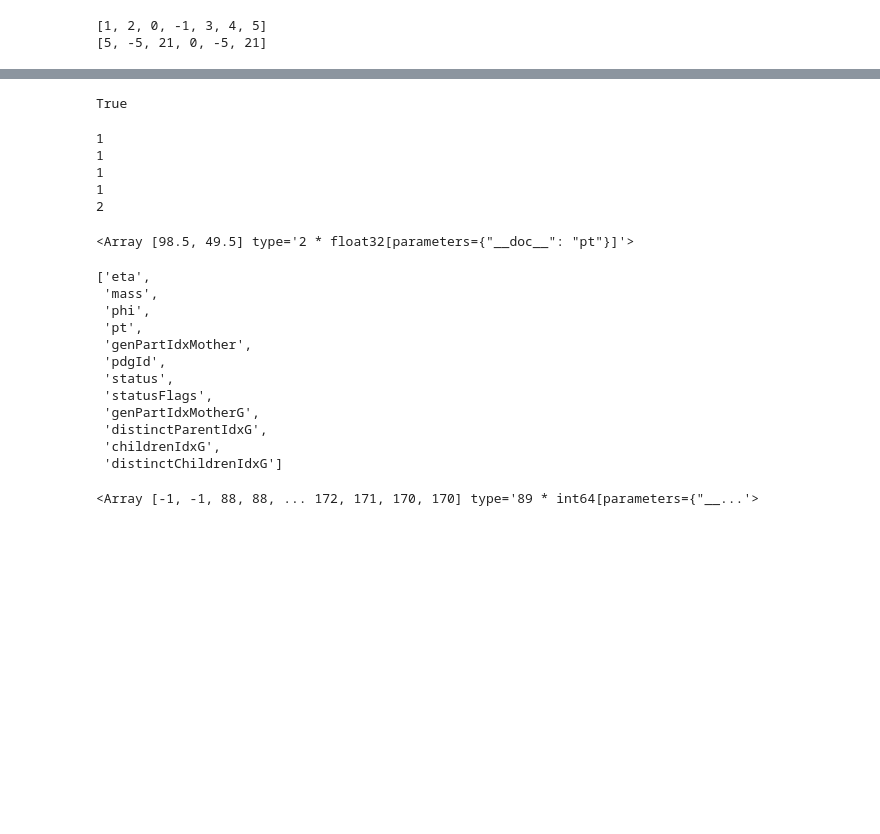
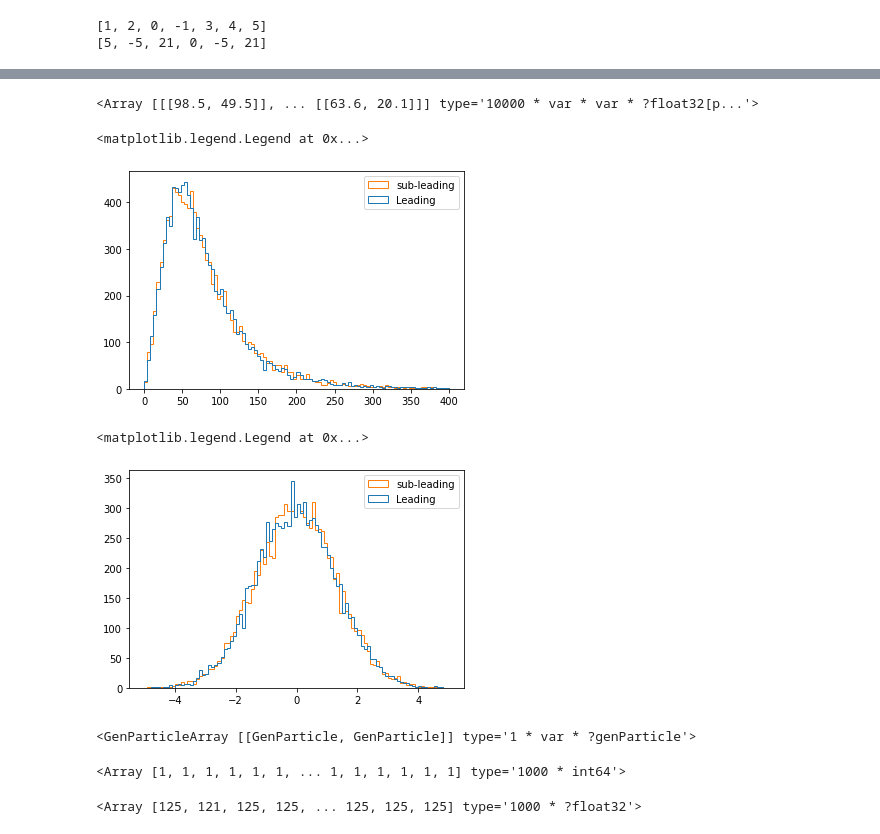
Before and after one commit to PocketCoffea/PocketCoffea, a Jupyter notebook: notebooks/parton_matching.ipynb, the cells around one changed output, grey strips where cells are left out. Drawn from its saved outputs; the diff is of its cells as text; code cells hidden in the pictures; blank space fills up the shorter version.

Commit message:
Fix for children genparticles

```diff
--- a/notebooks/parton_matching.ipynb
+++ b/notebooks/parton_matching.ipynb
@@ -49,9 +49,9 @@ print(events.GenJet[5].partonFlavour)
 [5, -5, 21, 0, -5, 21]
 # %%
 isHiggs = (events.GenPart.pdgId == 25)
-isPrompt = events.GenPart.hasFlags(['isPrompt'])
+isHard = events.GenPart.hasFlags(['fromHardProcess'])
 print(events.GenPart.childrenIdxG)
 print(ak.num(events.GenPart.childrenIdxG, axis=2))
 hasTwoChildren = ak.num(events.GenPart.childrenIdxG, axis=2) == 2
-events.GenPart[isHiggs & isPrompt & hasTwoChildren][0].tolist()
+bFromH = events.GenPart[isHiggs & isHard & hasTwoChildren].children
 # %% [output]
@@ -72,40 +59,0 @@ events.GenPart[isHiggs & isPrompt & hasTwoChildren][0].tolist()
-# %%
-events.GenPart[(0,6)].hasFlags(['isPrompt'])
-# %% [output]
-True
-# %%
-part = events.GenPart[(0,6)]
-while(True):
-    print(len(part.childrenIdxG))
-    part = events.GenPart[(0,part.childrenIdxG[0])]
-    if part.pdgId != 25:
-        break
-# %% [output]
-1
-1
-1
-1
-2
-# %%
-events.GenPart[(0,[23,24])].pt
-# %% [output]
-<Array [98.5, 49.5] type='2 * float32[parameters={"__doc__": "pt"}]'>
-# %%
-events.GenPart.fields
-# %% [output]
-['eta',
- 'mass',
- 'phi',
- 'pt',
- 'genPartIdxMother',
- 'pdgId',
- 'status',
- 'statusFlags',
- 'genPartIdxMotherG',
- 'distinctParentIdxG',
- 'childrenIdxG',
- 'distinctChildrenIdxG']
-# %%
-events.GenPart[events.GenPart]
-# %% [output]
-<Array [-1, -1, 88, 88, ... 172, 171, 170, 170] type='89 * int64[parameters={"__...'>
@@ -111,0 +62,28 @@ events.GenPart[events.GenPart]
+# %%
+bFromH.pt
+# %% [output]
+<Array [[[98.5, 49.5]], ... [[63.6, 20.1]]] type='10000 * var * var * ?float32[p...'>
+# %%
+plt.hist( ak.flatten(bFromH.pt), label=["Leading","sub-leading"], histtype="step", bins=100, range=(0, 400))
+plt.legend()
+# %% [output]
+<matplotlib.legend.Legend at 0x...>
+[figure, added]
+# %%
+plt.hist( ak.flatten(bFromH.eta), label=["Leading","sub-leading"], histtype="step", bins=100, range=(-5, 5))
+plt.legend()
+# %% [output]
+<matplotlib.legend.Legend at 0x...>
+[figure, added]
+# %%
+bFromH[0]
+# %% [output]
+<GenParticleArray [[GenParticle, GenParticle]] type='1 * var * ?genParticle'>
+# %%
+ak.num(bFromH)
+# %% [output]
+<Array [1, 1, 1, 1, 1, 1, ... 1, 1, 1, 1, 1, 1] type='1000 * int64'>
+# %%
+(bFromH[:,0, 0] + bFromH[:,0,1]).mass
+# %% [output]
+<Array [125, 121, 125, 125, ... 125, 125, 125] type='1000 * ?float32'>
```
Also changed, not shown: parts of 11 cells of this notebook, 1 other file.
